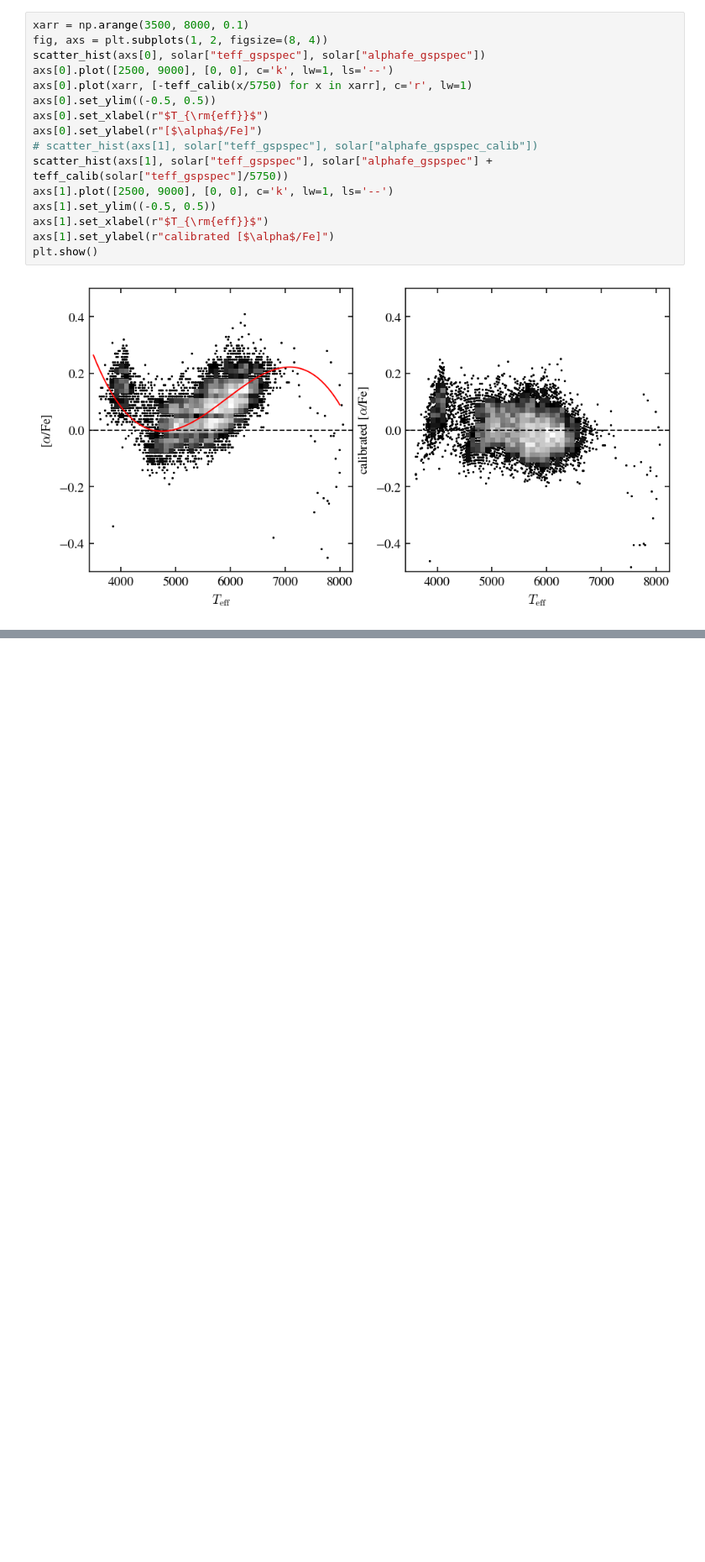
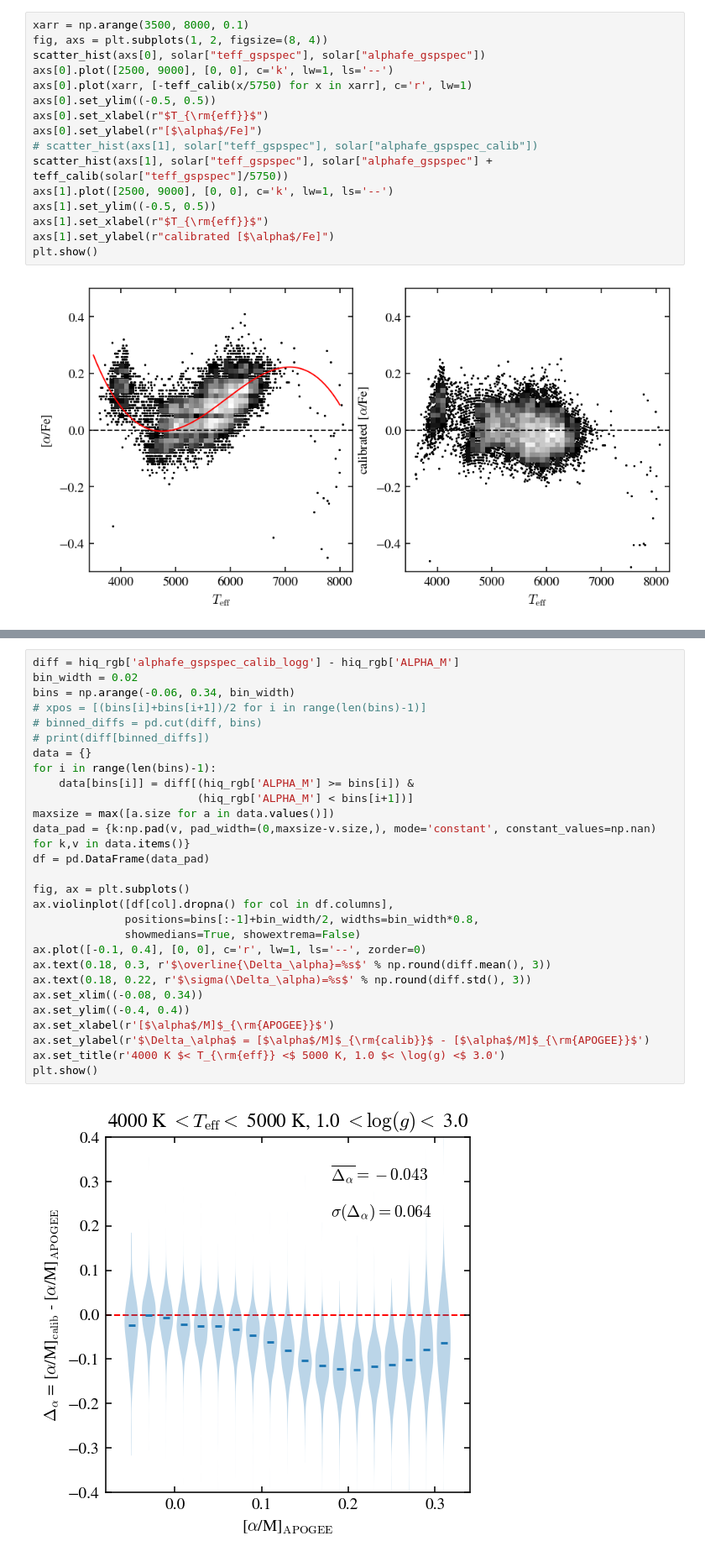
Before and after one commit to lodubay/gaia-sprint, a Jupyter notebook: apogee_alpha_abund.ipynb, the cells around one changed output, grey strips where cells are left out. Shown at 84% size. Saved outputs shown, nothing was run; the diff lists cells and outputs as text; blank space fills up the shorter version.

Commit message:
added violinplot

```diff
--- a/apogee_alpha_abund.ipynb
+++ b/apogee_alpha_abund.ipynb
@@ -702,0 +720,30 @@ diff.mean(), diff.median(), diff.std()
+# %%
+diff = hiq_rgb['alphafe_gspspec_calib_logg'] - hiq_rgb['ALPHA_M']
+bin_width = 0.02
+bins = np.arange(-0.06, 0.34, bin_width)
+# xpos = [(bins[i]+bins[i+1])/2 for i in range(len(bins)-1)]
+# binned_diffs = pd.cut(diff, bins)
+# print(diff[binned_diffs])
+data = {}
+for i in range(len(bins)-1):
+    data[bins[i]] = diff[(hiq_rgb['ALPHA_M'] >= bins[i]) &
+                         (hiq_rgb['ALPHA_M'] < bins[i+1])]
+maxsize = max([a.size for a in data.values()])
+data_pad = {k:np.pad(v, pad_width=(0,maxsize-v.size,), mode='constant', constant_values=np.nan) for k,v in data.items()}
+df = pd.DataFrame(data_pad)
+
+fig, ax = plt.subplots()
+ax.violinplot([df[col].dropna() for col in df.columns],
+              positions=bins[:-1]+bin_width/2, widths=bin_width*0.8,
+              showmedians=True, showextrema=False)
+ax.plot([-0.1, 0.4], [0, 0], c='r', lw=1, ls='--', zorder=0)
+ax.text(0.18, 0.3, r'$\overline{\Delta_\alpha}=%s$' % np.round(diff.mean(), 3))
+ax.text(0.18, 0.22, r'$\sigma(\Delta_\alpha)=%s$' % np.round(diff.std(), 3))
+ax.set_xlim((-0.08, 0.34))
+ax.set_ylim((-0.4, 0.4))
+ax.set_xlabel(r'[$\alpha$/M]$_{\rm{APOGEE}}$')
+ax.set_ylabel(r'$\Delta_\alpha$ = [$\alpha$/M]$_{\rm{calib}}$ - [$\alpha$/M]$_{\rm{APOGEE}}$')
+ax.set_title(r'4000 K $< T_{\rm{eff}} <$ 5000 K, 1.0 $< \log(g) <$ 3.0')
+plt.show()
+# %% [output]
+[figure, added]
```
Also changed, not shown: parts of 3 cells of this notebook.
